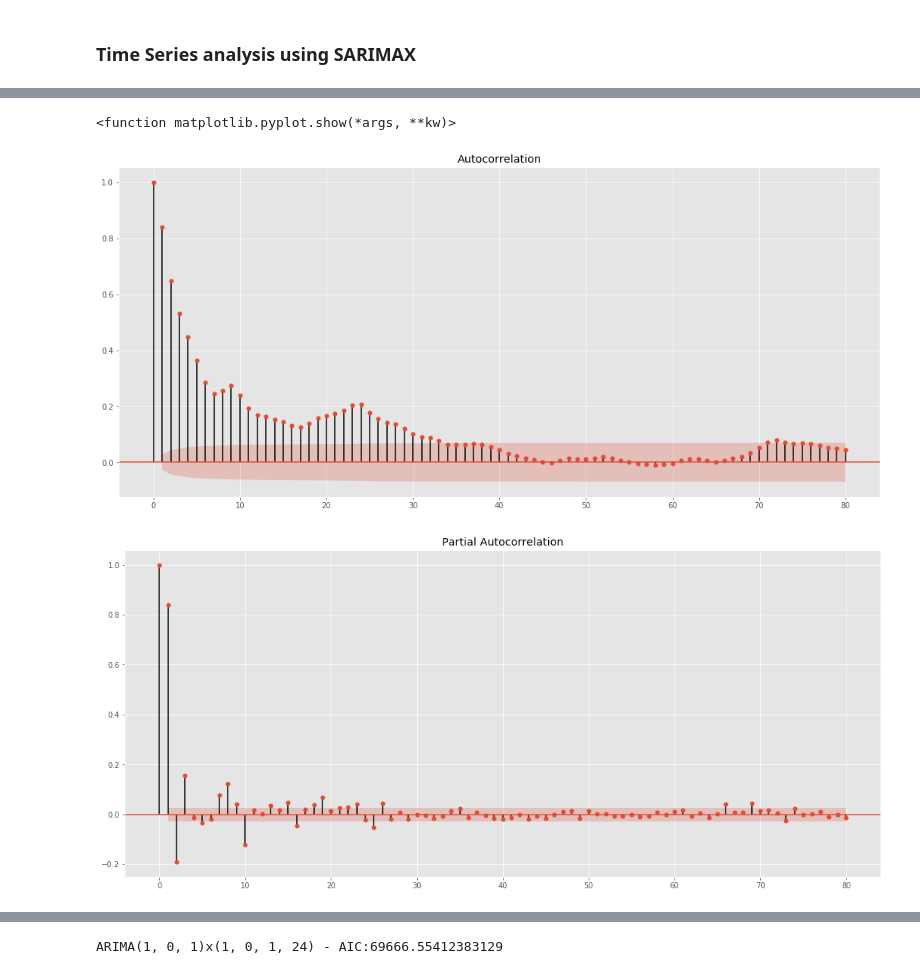
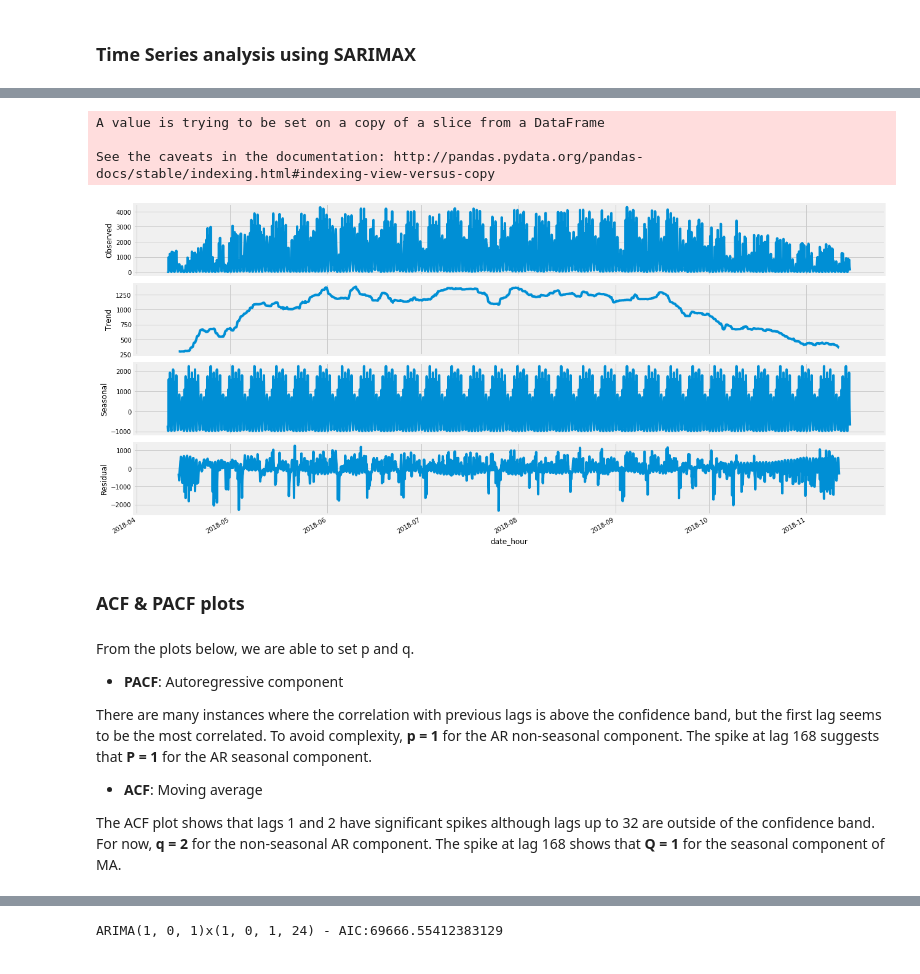
Before and after one commit to Rimab55/Forecasting_Bixi_Bikeshare_rentals, a Jupyter notebook: Time_Series.ipynb, the cells around one changed output, grey strips where cells are left out. Saved outputs shown, nothing was run; the diff lists cells and outputs as text; code cells hidden in the pictures.

```diff
--- a/Time_Series.ipynb
+++ b/Time_Series.ipynb
@@ -208,3 +227,9 @@ def stationarity_check(df, window = 24):
     print('Critical Values:')
     for key, value in result[4].items():
         print('\t%s: %.3f' % (key, value))
+# %%
+def season_decompose_plot(df, freq = 168):
+    df.dropna(inplace = True)
+    decomp = seasonal_decompose(df.dropna(), model='additive', freq=168)
+    ax = decomp.plot()
+    plt.show
@@ -238,8 +275,20 @@ Critical Values:
-# %%
-ax = plot_acf(y_shift, lags = 80)
-ax = plot_pacf(y_shift, lags = 80, method='ywm')
-plt.show
-# %% [output]
-<function matplotlib.pyplot.show(*args, **kw)>
-[figure, removed]
-[figure, removed]
+# %%
+season_decompose_plot(y, freq = 24);
+# %% [output]
+A value is trying to be set on a copy of a slice from a DataFrame
+
+See the caveats in the documentation: http://pandas.pydata.org/pandas-docs/stable/indexing.html#indexing-view-versus-copy
+[figure, added]
+# %% [markdown]
+### ACF & PACF plots
+# %% [markdown]
+From the plots below, we are able to set p and q.
+
+- **PACF**: Autoregressive component
+
+There are many instances where the correlation with previous lags is above the confidence band, but the first lag seems to be the most correlated. To avoid complexity, **p = 1** for the AR non-seasonal component. The spike at lag 168 suggests that **P = 1** for the AR seasonal component.
+
+
+- **ACF**: Moving average
+
+The ACF plot shows that lags 1 and 2 have significant spikes although lags up to 32 are outside of the confidence band. For now, **q = 2** for the non-seasonal AR component. The spike at lag 168 shows that **Q = 1** for the seasonal component of MA.
```
Also changed, not shown: parts of 51 cells of this notebook.
